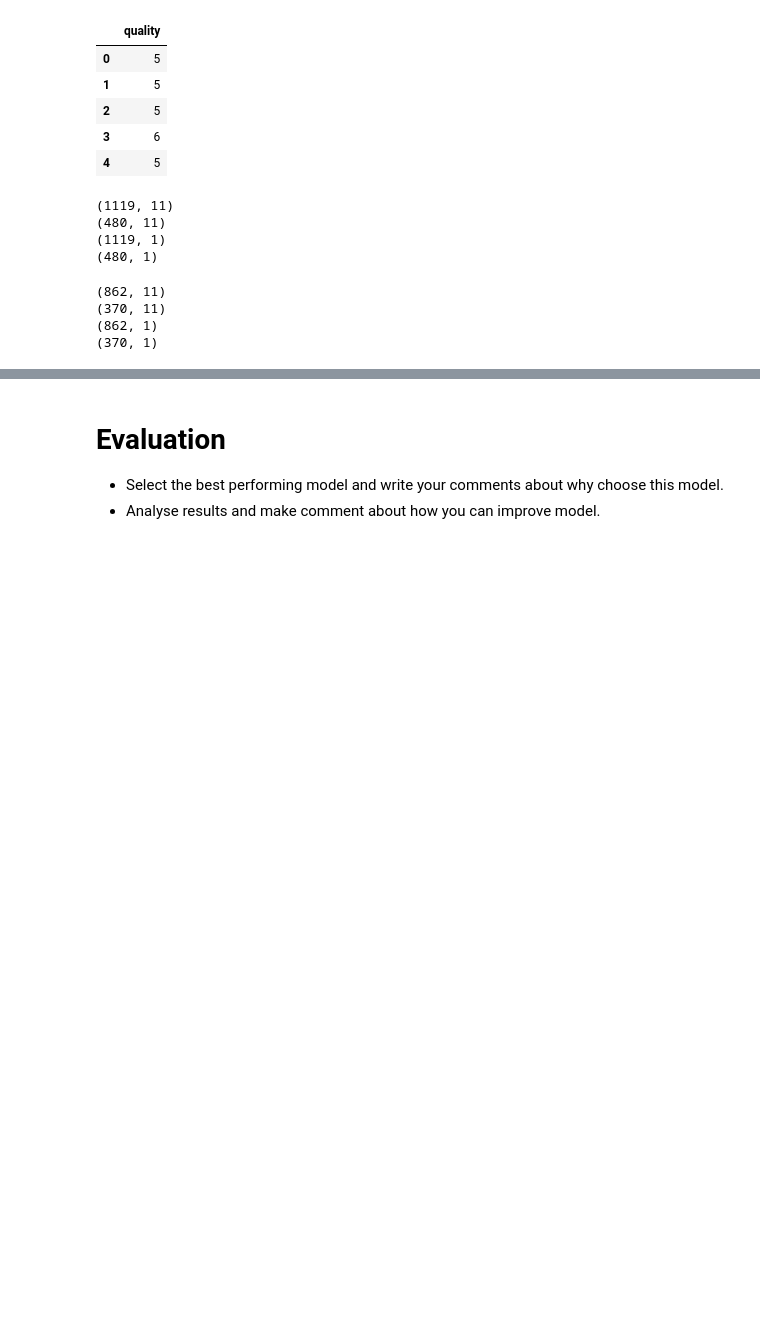
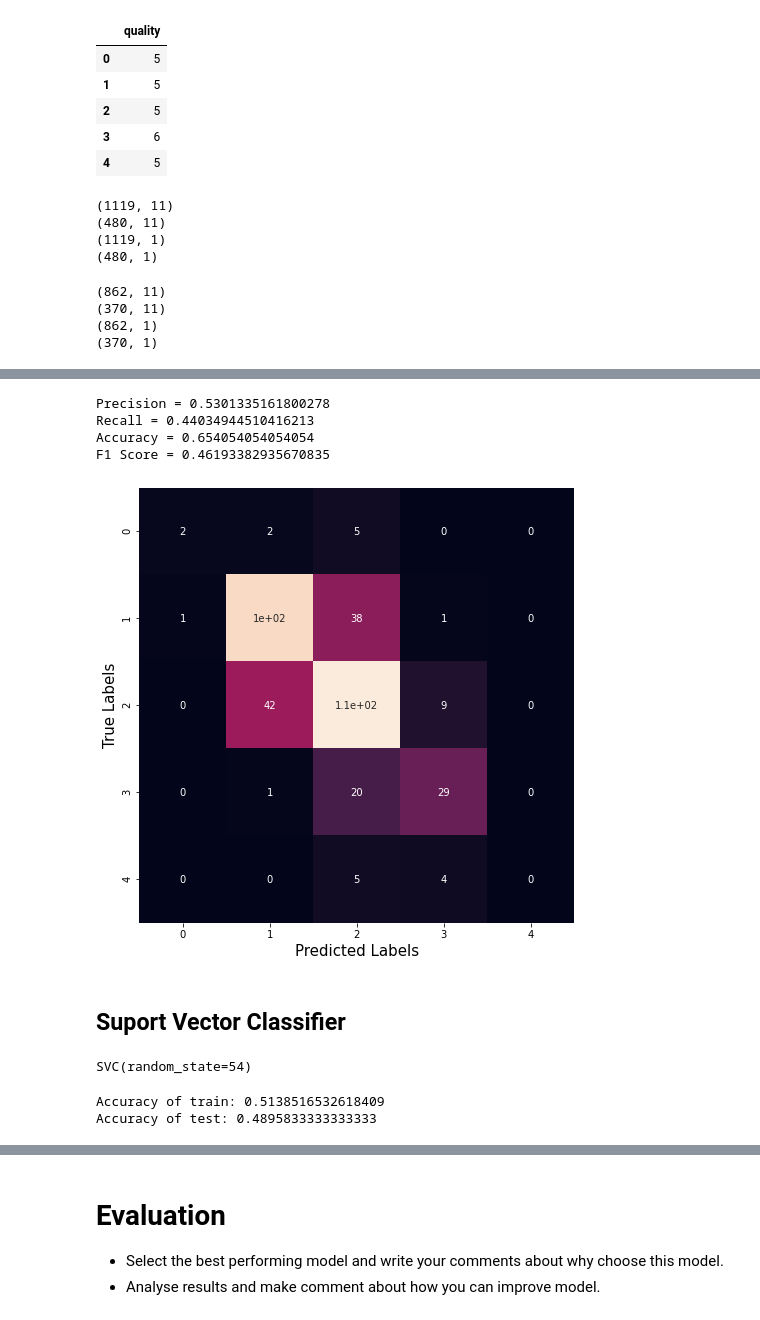
Before and after one commit to fenilmaisuria/GAIH_Student_Repo_Example, a Jupyter notebook: Final Project/Final_Project.ipynb, the cells around one changed output, grey strips where cells are left out. Saved outputs shown, nothing was run; the diff lists cells and outputs as text; code cells hidden in the pictures; blank space fills up the shorter version.

```diff
--- a/Final Project/Final_Project.ipynb
+++ b/Final Project/Final_Project.ipynb
@@ -294,0 +350,5 @@ print(y_test_clean.shape)
+# %%
+model = DecisionTreeClassifier(max_depth=6, random_state=54)
+model.fit(X_train,y_train.values.ravel())
+print("Accuracy of train:",model.score(X_train_clean,y_train_clean))
+print("Accuracy of test:",model.score(X_test_clean,y_test_clean))
@@ -294,0 +358,3 @@ print(y_test_clean.shape)
+# %%
+pred = model.predict(X_test_clean)
+print(classification_report(y_test_clean,pred))
@@ -294,0 +373,23 @@ print(y_test_clean.shape)
+# %%
+print("Precision = {}".format(precision_score(y_test_clean, pred, average='macro')))
+print("Recall = {}".format(recall_score(y_test_clean, pred, average='macro')))
+print("Accuracy = {}".format(accuracy_score(y_test_clean, pred)))
+print("F1 Score = {}".format(f1_score(y_test_clean, pred,average='macro')))
+# %% [output]
+Precision = 0.5301335161800278
+Recall = 0.44034944510416213
+Accuracy = 0.654054054054054
+F1 Score = 0.46193382935670835
+# %%
+from sklearn.metrics import confusion_matrix
+
+cm = confusion_matrix(y_test_clean, pred)
+plt.figure(figsize=(12, 8))
+ax =sns.heatmap(cm, square=True, annot=True, cbar=False)
+ax.set_xlabel('Predicted Labels',fontsize = 15)
+ax.set_ylabel('True Labels',fontsize = 15)
+plt.show()
+# %% [output]
+[figure, added]
+# %% [markdown]
+## Suport Vector Classifier
@@ -294,0 +399,11 @@ print(y_test_clean.shape)
+# %%
+modelsvc = SVC(random_state=54)
+modelsvc.fit(X_train,y_train.values.ravel())
+# %% [output]
+SVC(random_state=54)
+# %%
+print("Accuracy of train:",modelsvc.score(X_train,y_train))
+print("Accuracy of test:",modelsvc.score(X_test,y_test))
+# %% [output]
+Accuracy of train: 0.5138516532618409
+Accuracy of test: 0.4895833333333333
```
Also changed, not shown: parts of 33 cells of this notebook.
